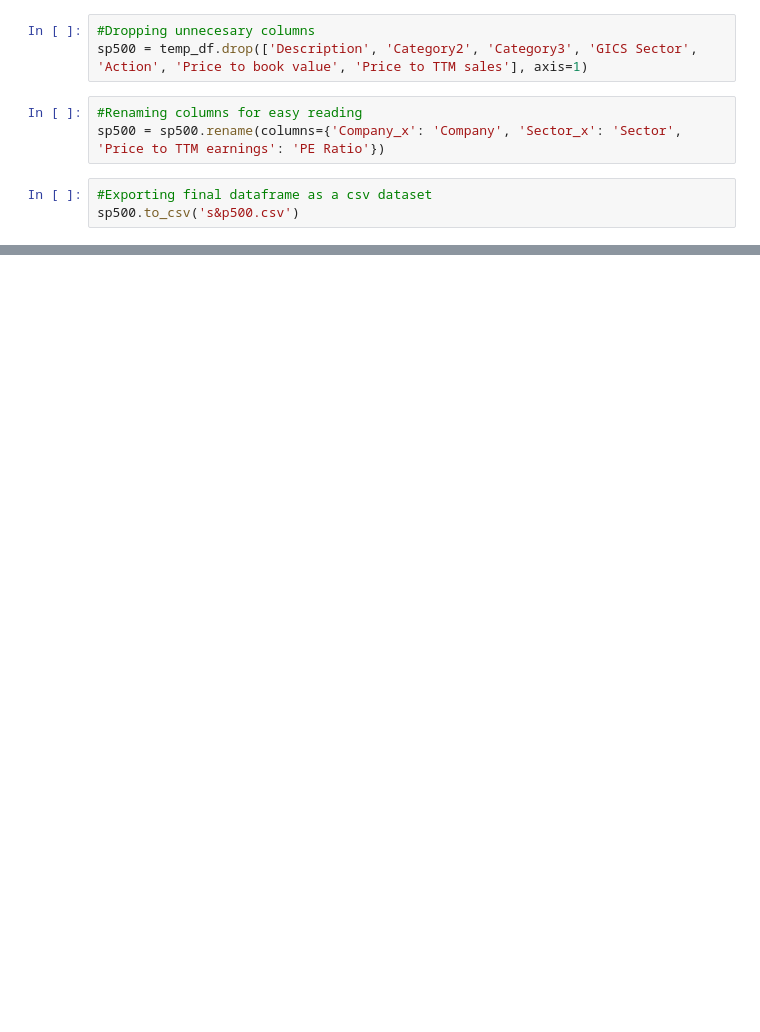
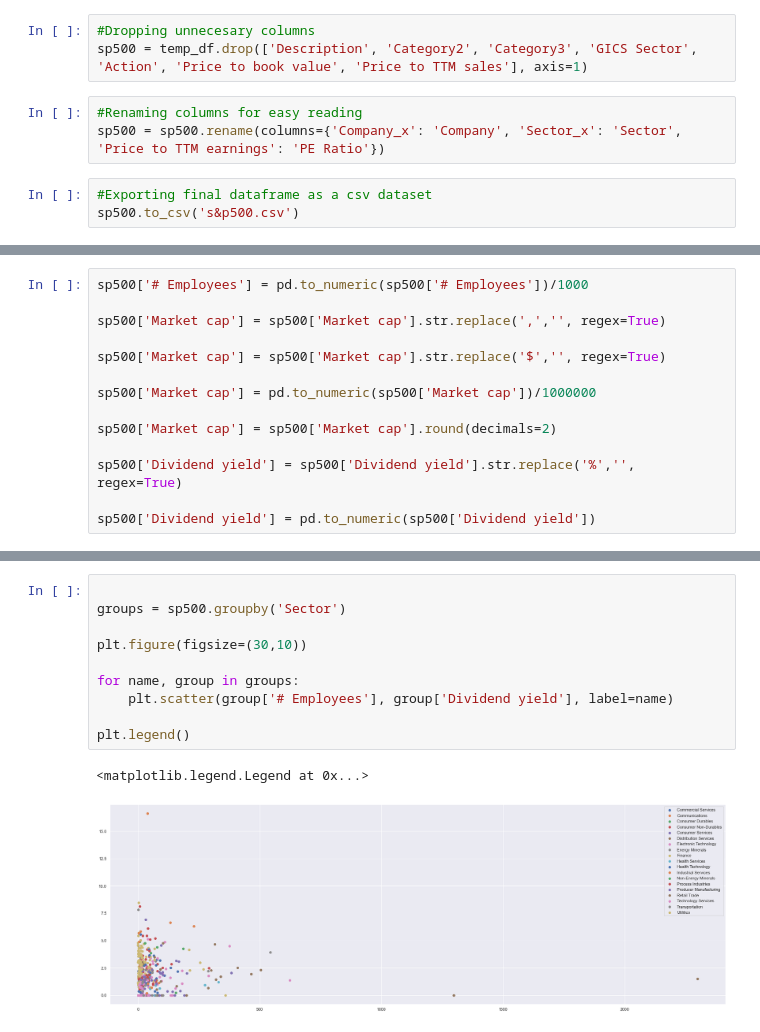
Before and after one commit to oscarbrionesr/sp500-web-scraping, a Jupyter notebook: scraping_code.ipynb, the cells around one changed output, grey strips where cells are left out. Cells and saved outputs as stored; diff of their text form; blank space fills up the shorter version.

```diff
--- a/scraping_code.ipynb
+++ b/scraping_code.ipynb
@@ -57,0 +60,14 @@ sp500
+# %%
+sp500['# Employees'] = pd.to_numeric(sp500['# Employees'])/1000
+
+sp500['Market cap'] = sp500['Market cap'].str.replace(',','', regex=True)
+
+sp500['Market cap'] = sp500['Market cap'].str.replace('$','', regex=True)
+
+sp500['Market cap'] = pd.to_numeric(sp500['Market cap'])/1000000
+
+sp500['Market cap'] = sp500['Market cap'].round(decimals=2)
+
+sp500['Dividend yield'] = sp500['Dividend yield'].str.replace('%','', regex=True)
+
+sp500['Dividend yield'] = pd.to_numeric(sp500['Dividend yield'])
@@ -57,0 +88,13 @@ sp500
+# %%
+
+groups = sp500.groupby('Sector')
+
+plt.figure(figsize=(30,10))
+
+for name, group in groups:
+    plt.scatter(group['# Employees'], group['Dividend yield'], label=name)
+
+plt.legend()
+# %% [output]
+<matplotlib.legend.Legend at 0x...>
+[figure, added]
```
Also changed, not shown: parts of 10 cells of this notebook.
